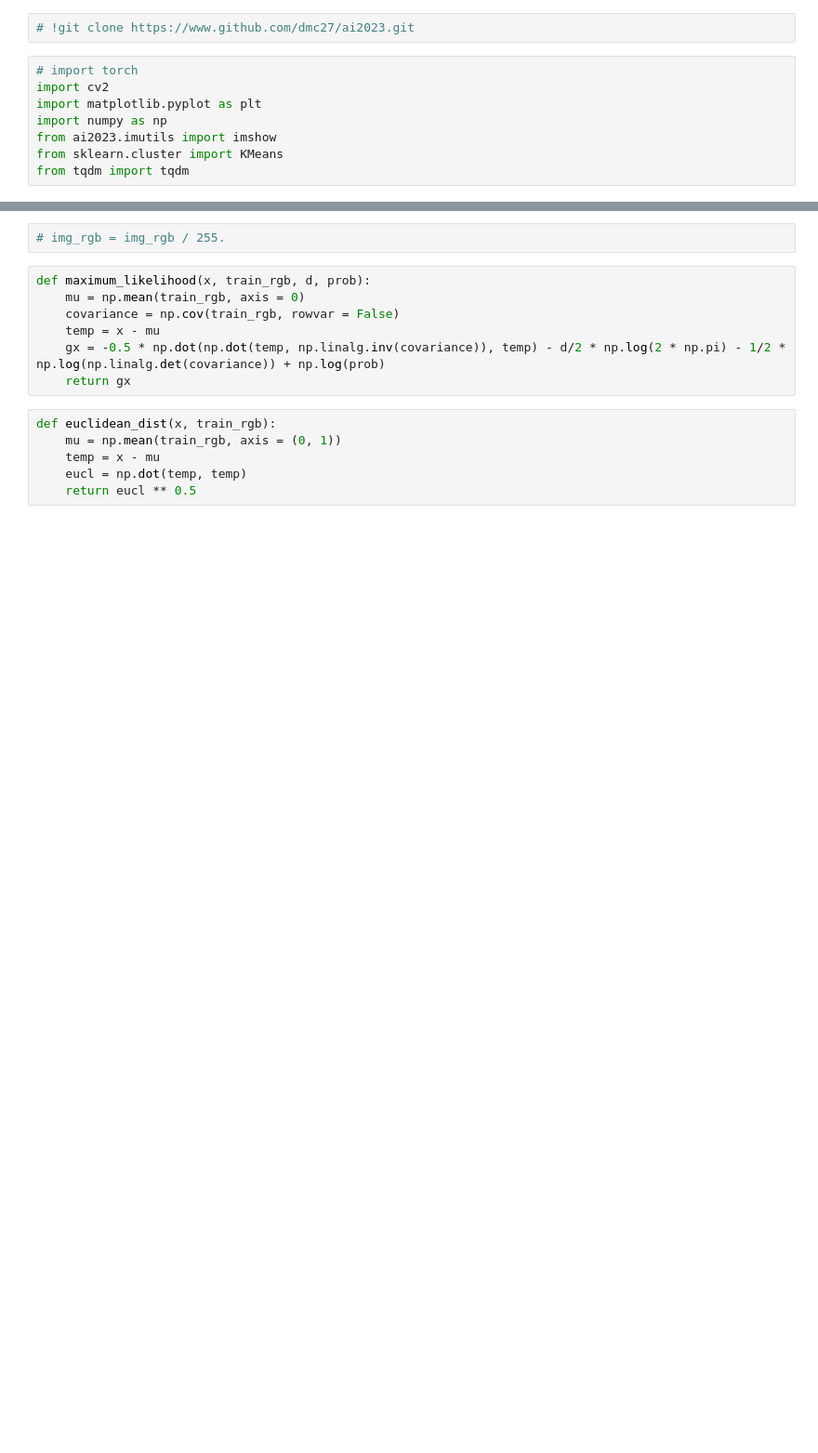
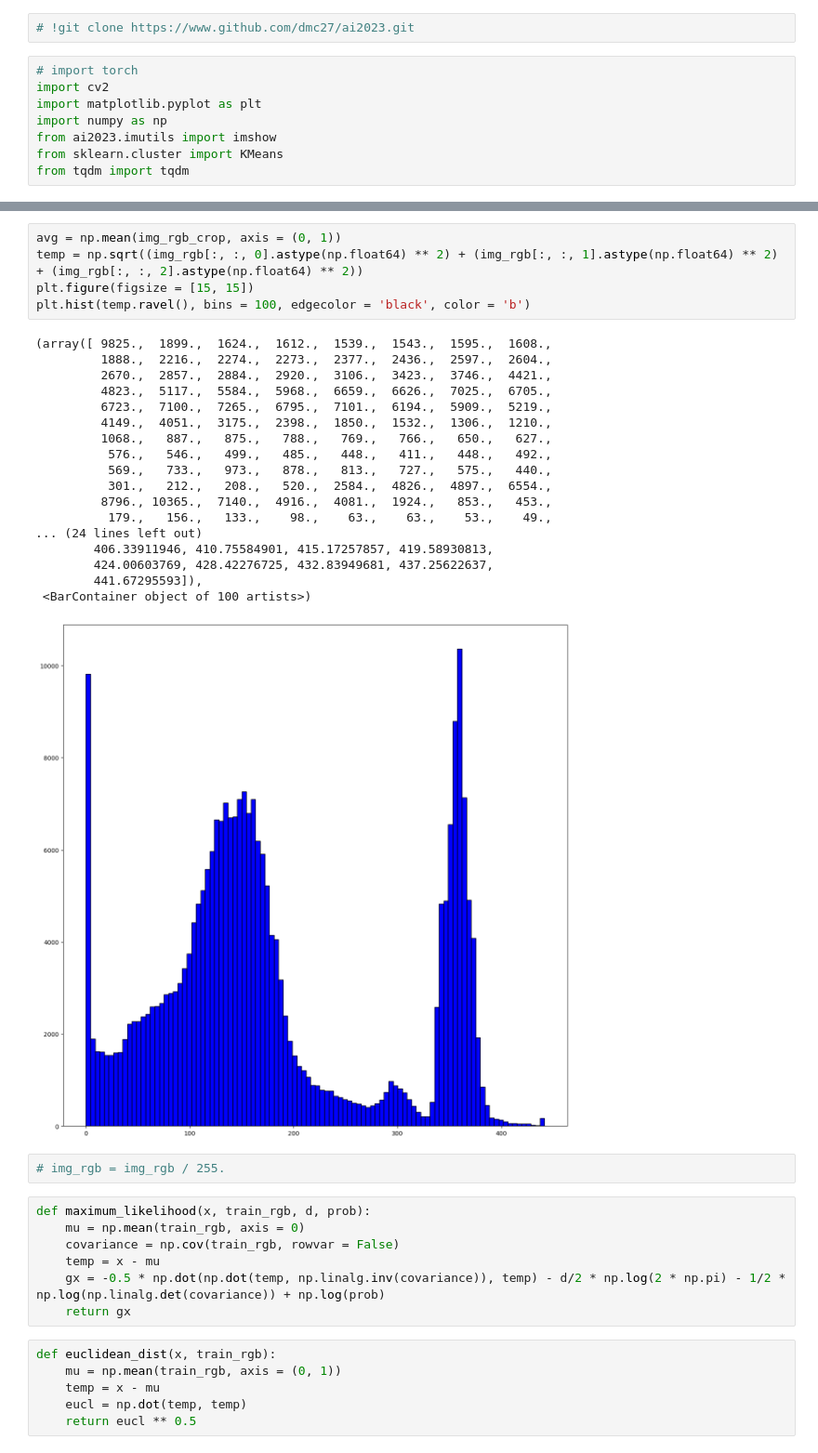
Before and after one commit to blacfli/ai_assigment1, a Jupyter notebook: Week3_Knowledge_based_1.ipynb, the cells around one changed output, grey strips where cells are left out. Shown at 93% size. Cells and saved outputs as stored; diff of their text form; blank space fills up the shorter version.

```diff
--- a/Week3_Knowledge_based_1.ipynb
+++ b/Week3_Knowledge_based_1.ipynb
@@ -39,3 +30,27 @@ plt.hist(img_rgb[:, :, 2].ravel(), bins= 50, edgecolor = 'black', color = 'b')
+# %%
+avg = np.mean(img_rgb_crop, axis = (0, 1))
+temp = np.sqrt((img_rgb[:, :, 0].astype(np.float64) ** 2) + (img_rgb[:, :, 1].astype(np.float64) ** 2) + (img_rgb[:, :, 2].astype(np.float64) ** 2))
+plt.figure(figsize = [15, 15])
+plt.hist(temp.ravel(), bins = 100, edgecolor = 'black', color = 'b')
+# %% [output]
+(array([ 9825.,  1899.,  1624.,  1612.,  1539.,  1543.,  1595.,  1608.,
+         1888.,  2216.,  2274.,  2273.,  2377.,  2436.,  2597.,  2604.,
+         2670.,  2857.,  2884.,  2920.,  3106.,  3423.,  3746.,  4421.,
+         4823.,  5117.,  5584.,  5968.,  6659.,  6626.,  7025.,  6705.,
+         6723.,  7100.,  7265.,  6795.,  7101.,  6194.,  5909.,  5219.,
+         4149.,  4051.,  3175.,  2398.,  1850.,  1532.,  1306.,  1210.,
+         1068.,   887.,   875.,   788.,   769.,   766.,   650.,   627.,
+          576.,   546.,   499.,   485.,   448.,   411.,   448.,   492.,
+          569.,   733.,   973.,   878.,   813.,   727.,   575.,   440.,
+          301.,   212.,   208.,   520.,  2584.,  4826.,  4897.,  6554.,
+         8796., 10365.,  7140.,  4916.,  4081.,  1924.,   853.,   453.,
+          179.,   156.,   133.,    98.,    63.,    63.,    53.,    49.,
+... (24 lines left out)
+        406.33911946, 410.75584901, 415.17257857, 419.58930813,
+        424.00603769, 428.42276725, 432.83949681, 437.25622637,
+        441.67295593]),
+ <BarContainer object of 100 artists>)
+[figure, added]
 # %%
 # img_rgb = img_rgb / 255.
 # %%
```
Also changed, not shown: parts of 7 cells of this notebook.
